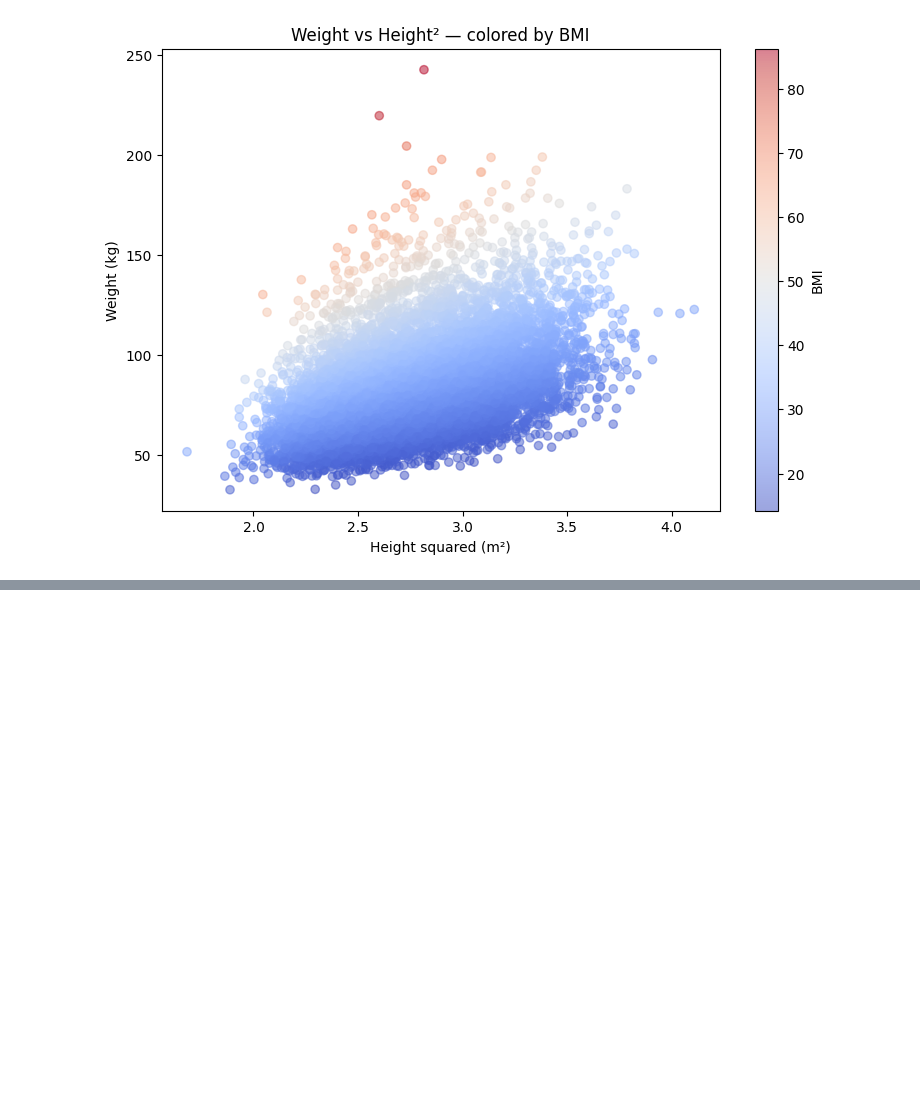
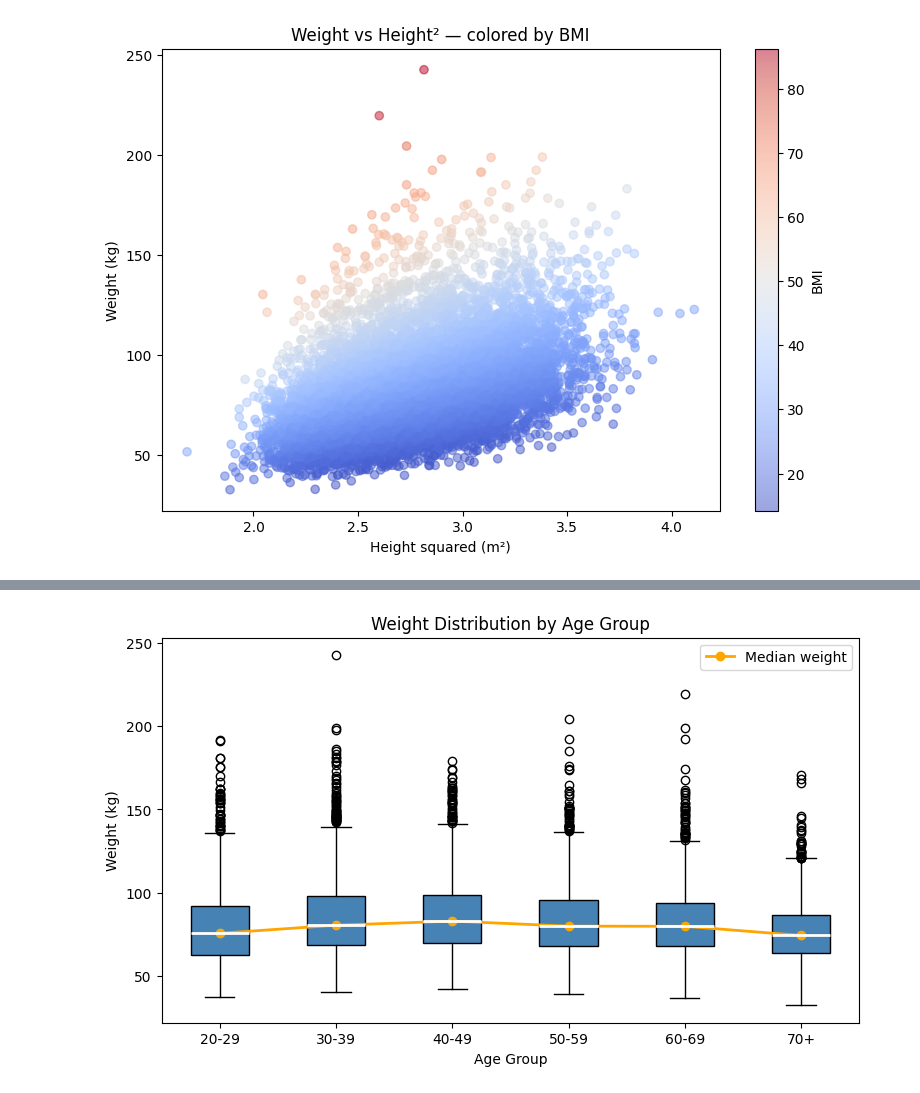
Before and after one commit to tejasabert/NHANES_FTI, a Jupyter notebook: TejasAbert_NHANESFTI_Project.ipynb, the cells around one changed output, grey strips where cells are left out. Cells and saved outputs as stored; diff of their text form; code cells hidden in the pictures; blank space fills up the shorter version.

```diff
--- a/TejasAbert_NHANESFTI_Project.ipynb
+++ b/TejasAbert_NHANESFTI_Project.ipynb
@@ -291,0 +323,31 @@ plt.show()
+# %%
+import matplotlib.pyplot as plt
+
+# get weight data for each group
+groups = ['20-29','30-39','40-49','50-59','60-69','70+']
+data = [df[df['AgeGroup']==g]['Weight_kg'].dropna() for g in groups]
+
+# box plot with filled boxes
+plt.figure(figsize=(9,5))
+box = plt.boxplot(data, labels=groups, patch_artist=True)
+
+# fill the boxes
+for patch in box['boxes']:
+    patch.set_facecolor('steelblue')
+
+# white median lines so they show against the fill
+for median in box['medians']:
+    median.set_color('white')
+    median.set_linewidth(2)
+
+# median trend line on top
+medians = [d.median() for d in data]
+plt.plot(range(1, len(groups)+1), medians, color='orange', marker='o', linewidth=2, label='Median weight')
+
+plt.title('Weight Distribution by Age Group')
+plt.xlabel('Age Group')
+plt.ylabel('Weight (kg)')
+plt.legend()
+plt.show()
+# %% [output]
+[figure, added]
```
Also changed, not shown: parts of 7 cells of this notebook.
